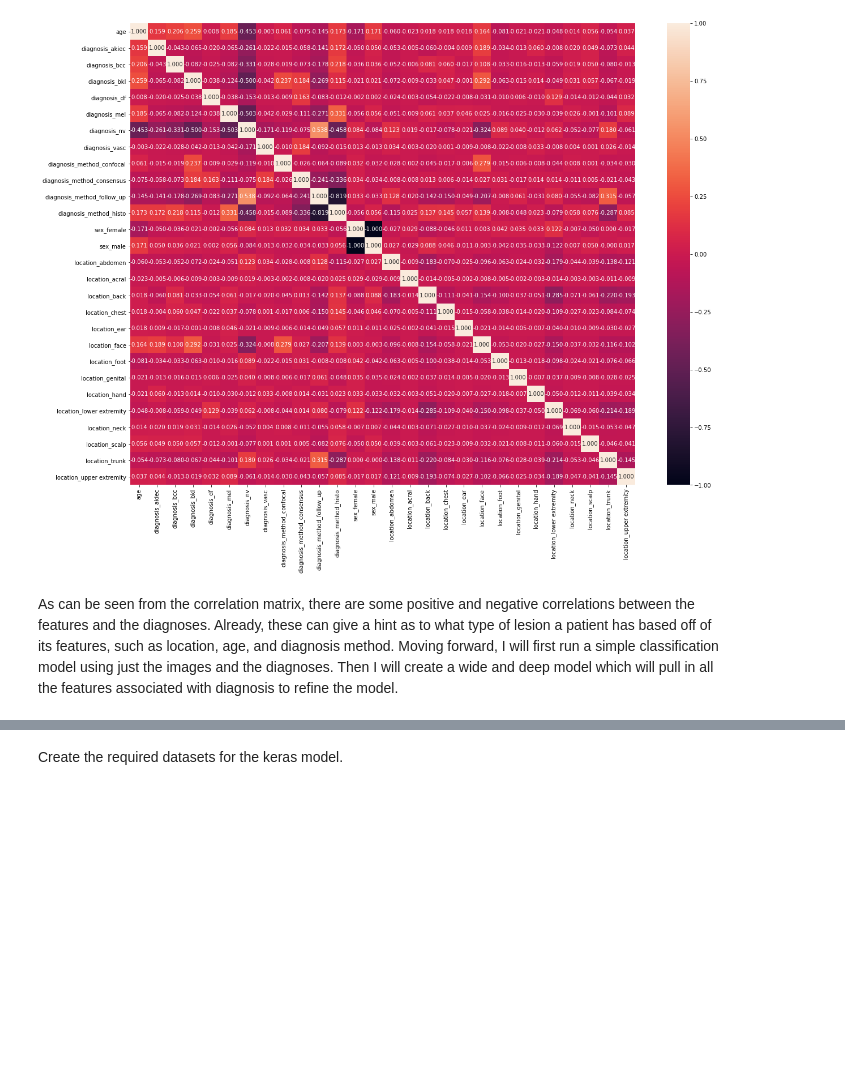
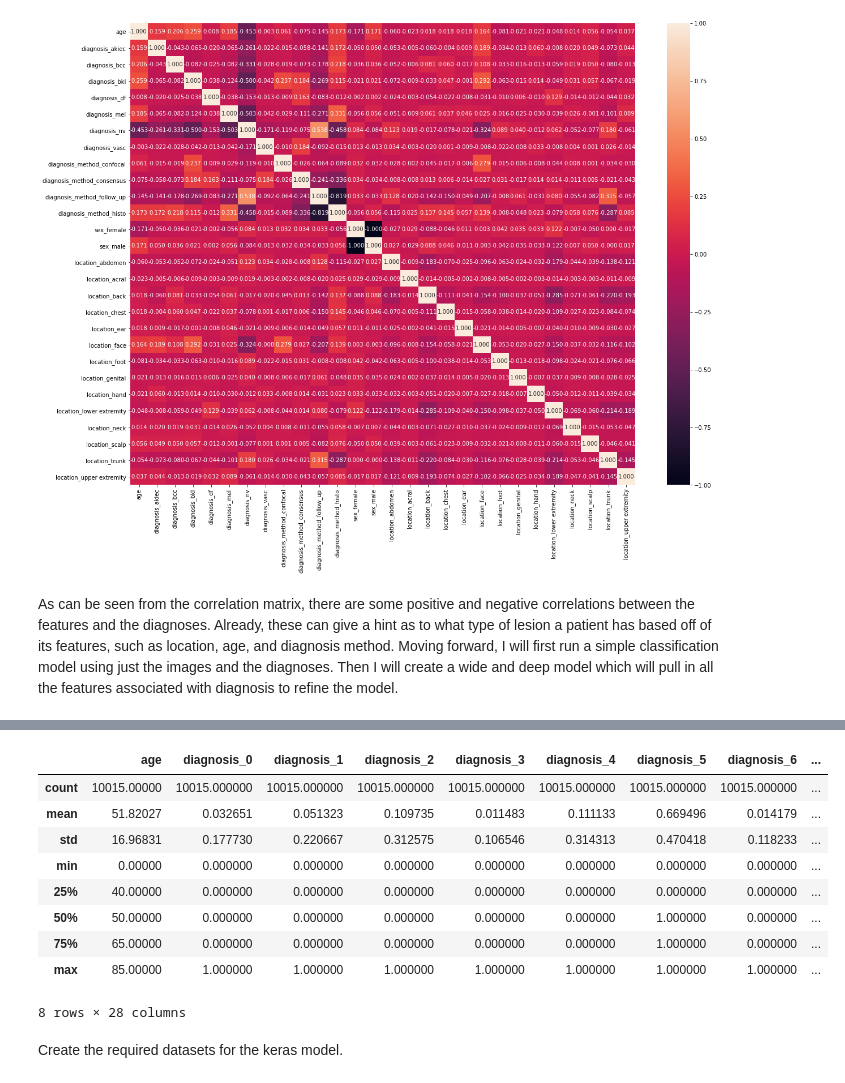
Before and after one commit to JaromH/Capstone3-ImageClassification, a Jupyter notebook: Capstone3_KerasImageClassificationModel.ipynb, the cells around one changed output, grey strips where cells are left out. Drawn from its saved outputs; the diff is of its cells as text; code cells hidden in the pictures; blank space fills up the shorter version.

```diff
--- a/Capstone3_KerasImageClassificationModel.ipynb
+++ b/Capstone3_KerasImageClassificationModel.ipynb
@@ -616,3 +624,16 @@ As can be seen from the correlation matrix, there are some positive and negative
+# %%
+metadata_cont.describe()
+# %% [output]
+|  | age | diagnosis_0 | diagnosis_1 | diagnosis_2 | diagnosis_3 | diagnosis_4 | diagnosis_5 | diagnosis_6 | ... |
+| count | 10015.00000 | 10015.000000 | 10015.000000 | 10015.000000 | 10015.000000 | 10015.000000 | 10015.000000 | 10015.000000 | ... |
+| mean | 51.82027 | 0.032651 | 0.051323 | 0.109735 | 0.011483 | 0.111133 | 0.669496 | 0.014179 | ... |
+| std | 16.96831 | 0.177730 | 0.220667 | 0.312575 | 0.106546 | 0.314313 | 0.470418 | 0.118233 | ... |
+| min | 0.00000 | 0.000000 | 0.000000 | 0.000000 | 0.000000 | 0.000000 | 0.000000 | 0.000000 | ... |
+| 25% | 40.00000 | 0.000000 | 0.000000 | 0.000000 | 0.000000 | 0.000000 | 0.000000 | 0.000000 | ... |
+| 50% | 50.00000 | 0.000000 | 0.000000 | 0.000000 | 0.000000 | 0.000000 | 1.000000 | 0.000000 | ... |
+| 75% | 65.00000 | 0.000000 | 0.000000 | 0.000000 | 0.000000 | 0.000000 | 1.000000 | 0.000000 | ... |
+| max | 85.00000 | 1.000000 | 1.000000 | 1.000000 | 1.000000 | 1.000000 | 1.000000 | 1.000000 | ... |
+8 rows × 28 columns
 # %% [markdown]
 Create the required datasets for the keras model.
 # %%
```
Also changed, not shown: parts of 3 cells of this notebook.
